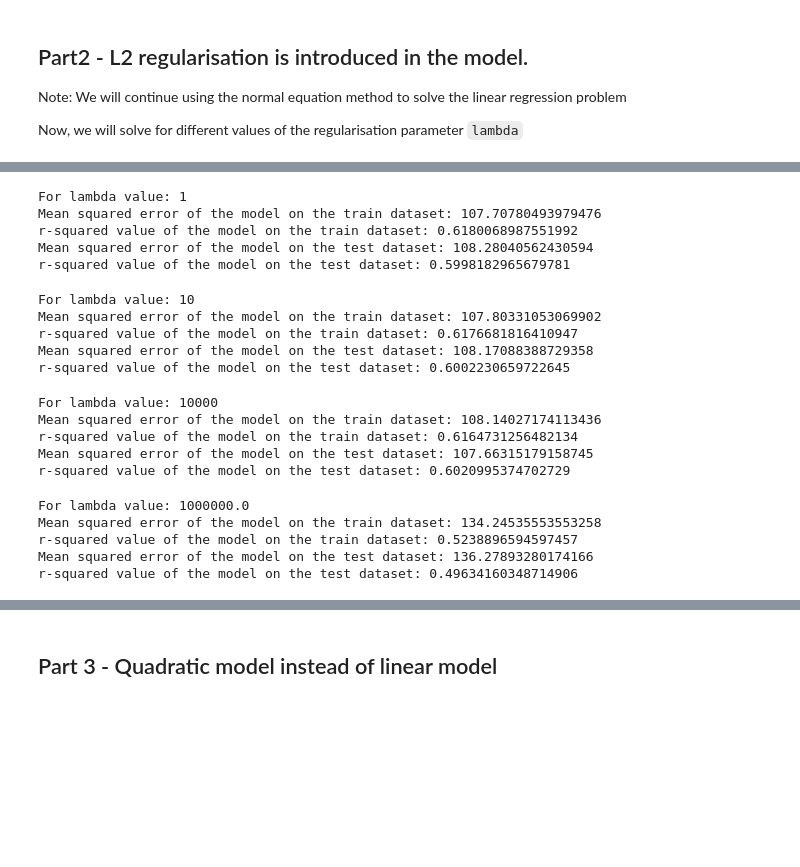
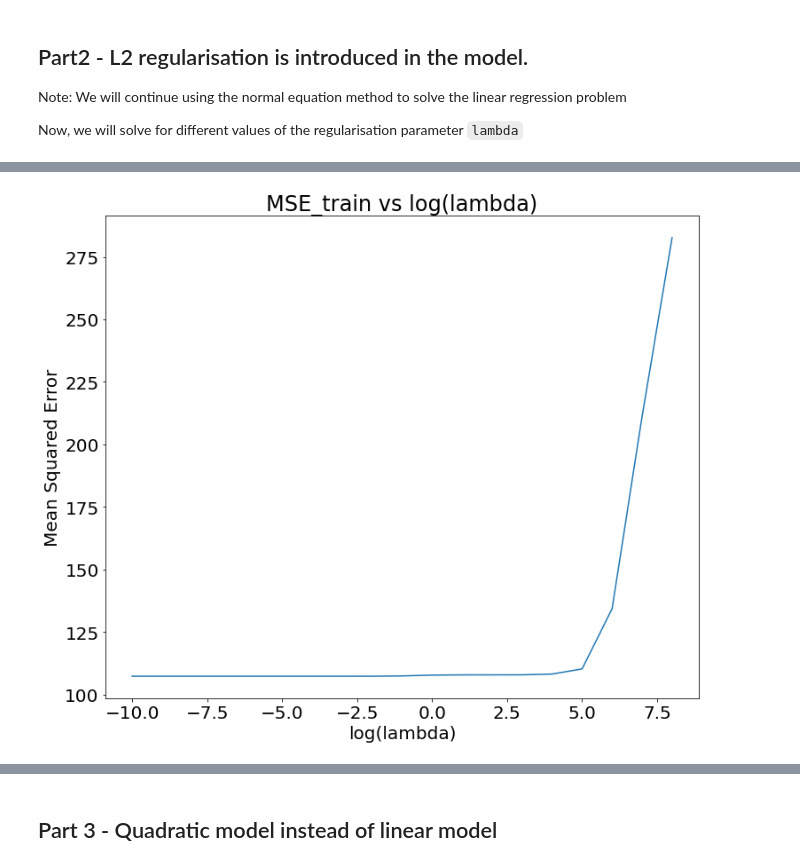
Before and after one commit to lonewolff03/ID5030-assignments, a Jupyter notebook: Assignment 2/CH20B076_A2.ipynb, the cells around one changed output, grey strips where cells are left out. Saved outputs shown, nothing was run; the diff lists cells and outputs as text; code cells hidden in the pictures; blank space fills up the shorter version.

Commit message:
added code for making plots in assignment 2 solution

```diff
--- a/Assignment 2/CH20B076_A2.ipynb
+++ b/Assignment 2/CH20B076_A2.ipynb
@@ -11,6 +12,9 @@ import matplotlib as mpl
 from sklearn.model_selection import train_test_split
 from sklearn.metrics import mean_squared_error, r2_score
 from sklearn.preprocessing import PolynomialFeatures
+# %%
+mpl.rcParams['figure.figsize'] = (12, 10)
+mpl.rcParams['font.size'] = 20
 # %%
 df = pd.read_excel('Concrete_Data.xls')
 # %%
@@ -111,9 +115,5 @@ def train_and_report(lamb = 0):
     mse_test = mean_squared_error(y_test, y_test_pred)
     r2_test = r2_score(y_test, y_test_pred)
 
-    print('For lambda value: {}'.format(lamb))
-    print('Mean squared error of the model on the train dataset: {}'.format(mse_train))
-    print('r-squared value of the model on the train dataset: {}'.format(r2_train))
-    print('Mean squared error of the model on the test dataset: {}'.format(mse_test))
-    print('r-squared value of the model on the test dataset: {}'.format(r2_test))
+    return (mse_train, r2_train, mse_test, r2_test)
 # %% [markdown]
@@ -137,32 +121,20 @@ r-squared value of the model on the test dataset: 0.5975481296674271
-# %%
-train_and_report(1)
-# %% [output]
-For lambda value: 1
-Mean squared error of the model on the train dataset: 107.70780493979476
-r-squared value of the model on the train dataset: 0.6180068987551992
-Mean squared error of the model on the test dataset: 108.28040562430594
-r-squared value of the model on the test dataset: 0.5998182965679781
-# %%
-train_and_report(10)
-# %% [output]
-For lambda value: 10
-Mean squared error of the model on the train dataset: 107.80331053069902
-r-squared value of the model on the train dataset: 0.6176681816410947
-Mean squared error of the model on the test dataset: 108.17088388729358
-r-squared value of the model on the test dataset: 0.6002230659722645
-# %%
-train_and_report(10000)
-# %% [output]
-For lambda value: 10000
-Mean squared error of the model on the train dataset: 108.14027174113436
-r-squared value of the model on the train dataset: 0.6164731256482134
-Mean squared error of the model on the test dataset: 107.66315179158745
-r-squared value of the model on the test dataset: 0.6020995374702729
-# %%
-train_and_report(1e6)
-# %% [output]
-For lambda value: 1000000.0
-Mean squared error of the model on the train dataset: 134.24535553553258
-r-squared value of the model on the train dataset: 0.5238896594597457
-Mean squared error of the model on the test dataset: 136.27893280174166
-r-squared value of the model on the test dataset: 0.49634160348714906
+# %%
+mse_train = []
+r2_train = []
+mse_test = []
+r2_test = []
+
+for i in range(-10, 9):
+    mse_tr, r2_tr, mse_te, r2_te = train_and_report(10**i)
+    mse_train.append(mse_tr)
+    r2_train.append(r2_tr)
+    mse_test.append(mse_te)
+    r2_test.append(r2_te)
+# %%
+fig, ax = plt.subplots()
+ax.plot(range(-10, 9), mse_train)
+ax.set_title('MSE_train vs log(lambda)')
+ax.set_xlabel('log(lambda)')
+ax.set_ylabel('Mean Squared Error');
+# %% [output]
+[figure, added]
```
Also changed, not shown: parts of 9 cells of this notebook.
